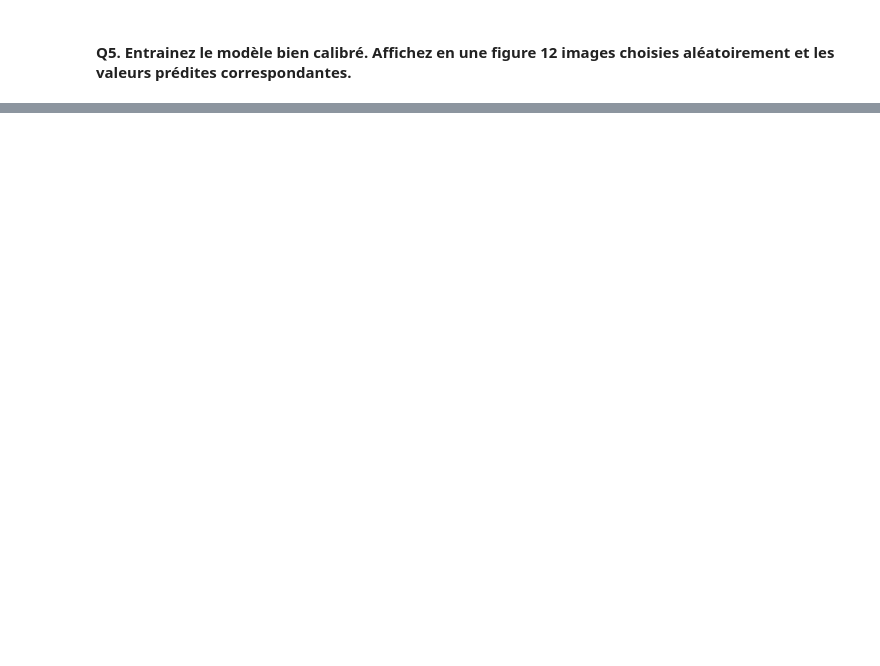
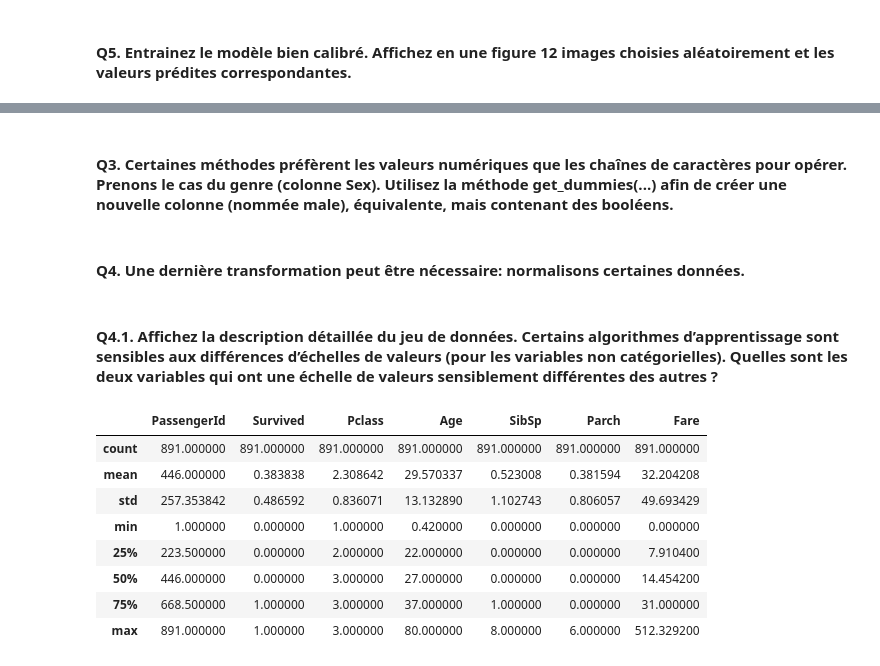
Before and after one commit to AntoineHazebrouck/modelisation-mathematique, a Jupyter notebook: tp6/tp6.ipynb, the cells around one changed output, grey strips where cells are left out. Cells and saved outputs as stored; diff of their text form; code cells hidden in the pictures; blank space fills up the shorter version.

```diff
--- a/tp6/tp6.ipynb
+++ b/tp6/tp6.ipynb
@@ -448,0 +489,2 @@ for index in range(1, 13):
+# %%
+titanic = titanic.drop(['Cabin'], axis=1)
@@ -448,0 +493,4 @@ for index in range(1, 13):
+# %%
+titanic.groupby('Embarked')['Embarked'].count()
+
+titanic['Embarked'] = titanic['Embarked'].fillna('S')
@@ -448,0 +531,17 @@ for index in range(1, 13):
+# %%
+def fillNulls(age, Pclass):
+	# print(age == pd.NA)
+	if np.isnan(age):
+		if Pclass == 1:
+			return 38.0
+		elif Pclass == 2:
+			return 30.0
+		else:
+			return 27.0
+	else:
+		return age
+
+
+titanic['Age'] = titanic.apply(lambda line: fillNulls(line['Age'], line['Pclass']), axis=1)
+
+titanic.isnull().sum()
@@ -448,0 +561,22 @@ for index in range(1, 13):
+# %% [markdown]
+#### Q3. Certaines méthodes préfèrent les valeurs numériques que les chaînes de caractères pour opérer. Prenons le cas du genre (colonne Sex). Utilisez la méthode get_dummies(...) afin de créer une nouvelle colonne (nommée male), équivalente, mais contenant des booléens.
+# %%
+titanic['male'] = pd.get_dummies(data=titanic['Sex'], columns='male', drop_first=True)
+# %% [markdown]
+#### Q4. Une dernière transformation peut être nécessaire: normalisons certaines données.
+# %% [markdown]
+#### Q4.1. Affichez la description détaillée du jeu de données. Certains algorithmes d’apprentissage sont sensibles aux différences d’échelles de valeurs (pour les variables non catégorielles). Quelles sont les deux variables qui ont une échelle de valeurs sensiblement différentes des autres ?
+# %%
+titanic.describe()
+# SibSp
+# Parch
+# %% [output]
+|  | PassengerId | Survived | Pclass | Age | SibSp | Parch | Fare |
+| count | 891.000000 | 891.000000 | 891.000000 | 891.000000 | 891.000000 | 891.000000 | 891.000000 |
+| mean | 446.000000 | 0.383838 | 2.308642 | 29.570337 | 0.523008 | 0.381594 | 32.204208 |
+| std | 257.353842 | 0.486592 | 0.836071 | 13.132890 | 1.102743 | 0.806057 | 49.693429 |
+| min | 1.000000 | 0.000000 | 1.000000 | 0.420000 | 0.000000 | 0.000000 | 0.000000 |
+| 25% | 223.500000 | 0.000000 | 2.000000 | 22.000000 | 0.000000 | 0.000000 | 7.910400 |
+| 50% | 446.000000 | 0.000000 | 3.000000 | 27.000000 | 0.000000 | 0.000000 | 14.454200 |
+| 75% | 668.500000 | 1.000000 | 3.000000 | 37.000000 | 1.000000 | 0.000000 | 31.000000 |
+| max | 891.000000 | 1.000000 | 3.000000 | 80.000000 | 8.000000 | 6.000000 | 512.329200 |
```
Also changed, not shown: parts of 25 cells of this notebook.
